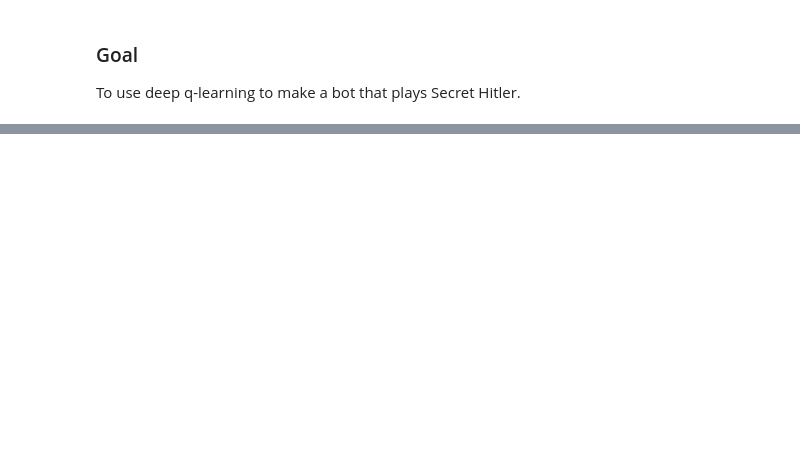
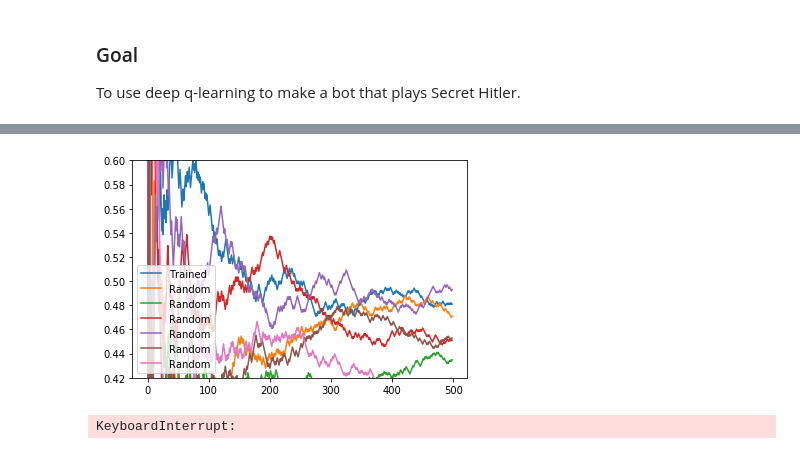
Before and after one commit to programjames/secrethitlerAI, a Jupyter notebook: self_play.ipynb, the cells around one changed output, grey strips where cells are left out. Cells and saved outputs as stored; diff of their text form; code cells hidden in the pictures; blank space fills up the shorter version.

```diff
--- a/self_play.ipynb
+++ b/self_play.ipynb
@@ -8,5 +21,5 @@ import numpy as np
 # %%
-INPUT_SIZE = 100
+INPUT_SIZE = 60
 class input_maker():
     @staticmethod
     def roles(seat, rs):
@@ -16,7 +29,7 @@ class input_maker():
             inpts[seat] = 1
             return inpts
 
-        inpts[:7][np.array(rs) == my_role] = 1
+        inpts[:7][np.array(rs) >= my_role] = 1
         return inpts
 
     @staticmethod
@@ -66,6 +79,4 @@ class input_maker():
         inpts[53:56] = np.array(pres_claim)*2 - 1
         inpts[56:58] = np.array(chance_claim)*2 - 1
         inpts[58 + policy_passed] = 1
-
-    # few more needed:
-    # pres_pick, chance_pick, ...
+        return inpts
@@ -315,5 +408,0 @@ class RandomPlayer():
-# %%
-players = [RandomPlayer() for i in range(7)]
-game = Game(players, verbose=1)
-while game.play_turn() is None:
-    pass
@@ -337,0 +1068,18 @@ Current tally: L5, F4
+# %%
+nnplayer = NNPlayer(lr=1e-3, do_random=1, r=0.99, random_decrease_rate=2e-3)
+players = [nnplayer for i in range(1)] + [RandomPlayer() for i in range(6)]
+
+losses = []
+wr = []
+avg_loss = 0
+
+load_bar = tqdm(range(1, 500))
+for i in load_bar:
+    game = Game(players, verbose=0)
+    game.play()
+    loss = nnplayer.train()
+    avg_loss += loss
+    losses.append(avg_loss/i)
+    wr.append([p.wins/p.games_played for p in players])
+    s = '%s %.4f' % (' '.join(map(lambda x: '%.2f'%x, wr[-1])), losses[-1]*10)
+    load_bar.set_description(s)
@@ -337,0 +1110,8 @@ Current tally: L5, F4
+# %%
+#plt.plot(losses)
+wr_plots = plt.plot(np.array(wr)[:, :], label="abcdefg")
+plt.legend(wr_plots, ["Trained"] + ["Random"]*6, loc=3)
+plt.ylim(0.42, 0.6)
+pass
+# %% [output]
+[figure, added]
@@ -337,0 +1174,13 @@ Current tally: L5, F4
+# %%
+generations = 20
+all_wrs = []
+all_elos = []
+all_losses = []
+for g in range(generations):
+    new_bot, elos, wr, losses = generation()
+    bots = [new_bot] + bots
+    all_elos.append(elos)
+    all_wrs.append(wr)
+    all_losses.append(losses)
+# %% [output]
+KeyboardInterrupt:
```
Also changed, not shown: parts of 25 cells of this notebook, 9 other files.
